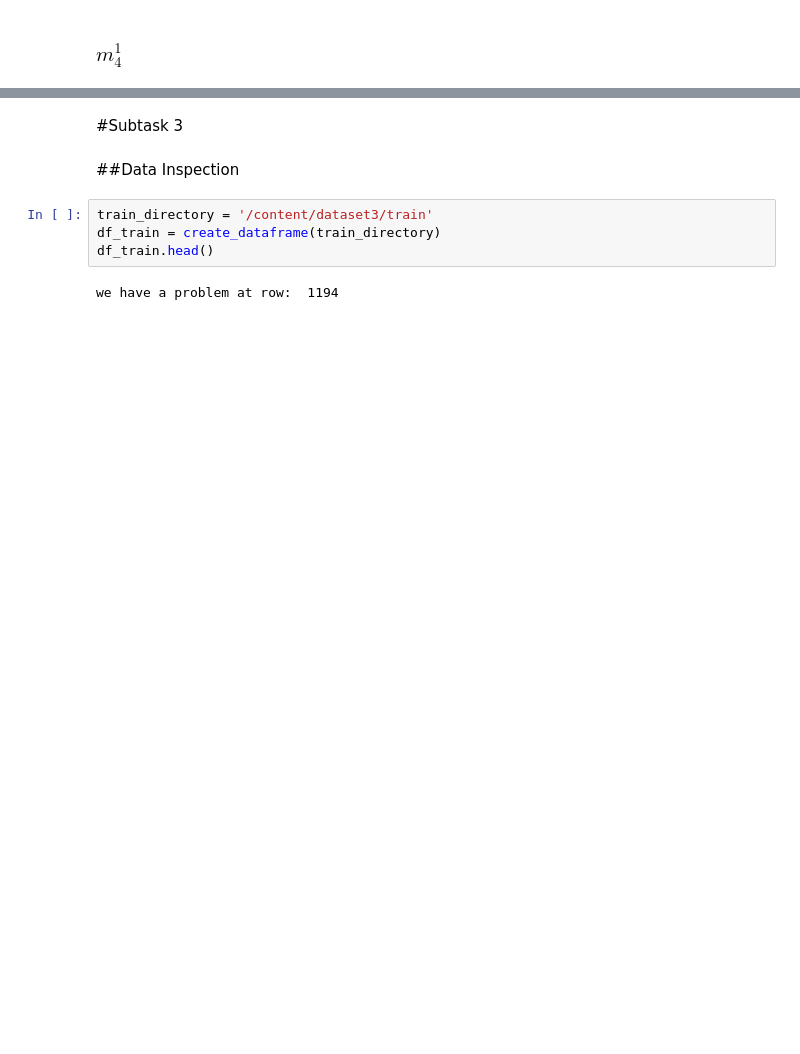
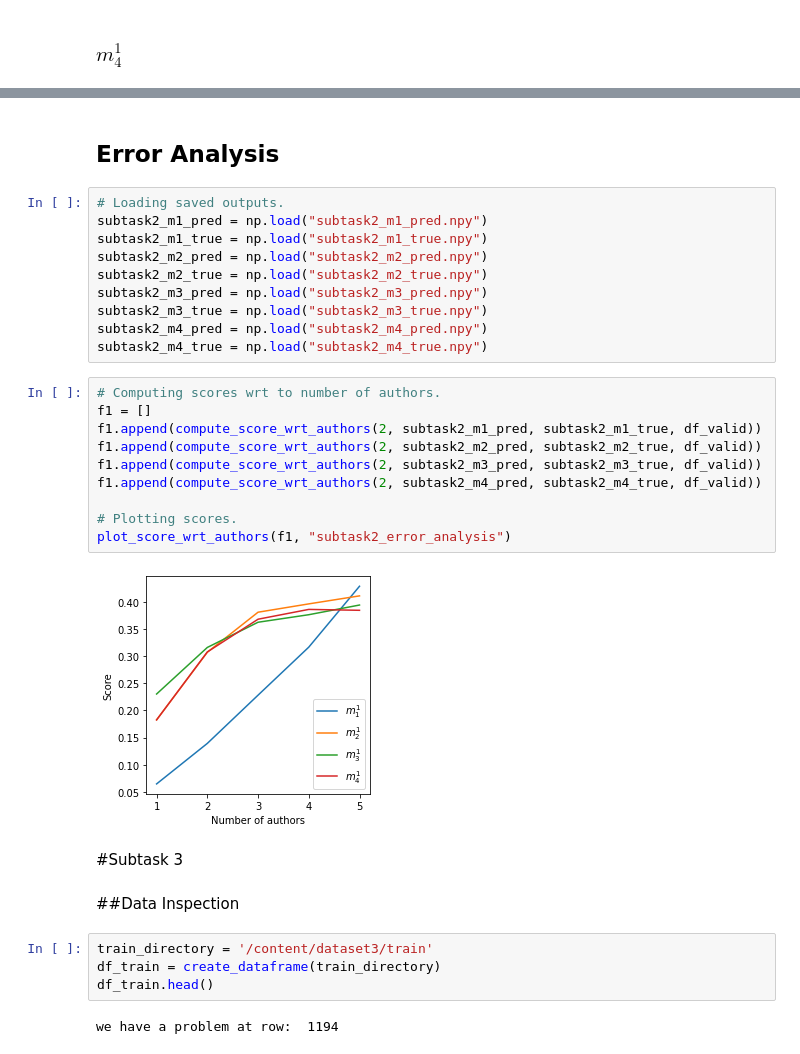
Before and after one commit to IldebrandoSimeoni/NLP-UniBo, a Jupyter notebook: Project/1st_approach/NLP_project_1st_approach.ipynb, the cells around one changed output, grey strips where cells are left out. Drawn from its saved outputs; the diff is of its cells as text; blank space fills up the shorter version.

Commit message:
project 1st approach: training on task 2 and error analysis

```diff
--- a/Project/1st_approach/NLP_project_1st_approach.ipynb
+++ b/Project/1st_approach/NLP_project_1st_approach.ipynb
@@ -1117,3 +1478,27 @@ print(classification_report(valid_labels, y_pred_m44))
+# %% [markdown]
+## Error Analysis
+# %%
+# Loading saved outputs.
+subtask2_m1_pred = np.load("subtask2_m1_pred.npy")
+subtask2_m1_true = np.load("subtask2_m1_true.npy")
+subtask2_m2_pred = np.load("subtask2_m2_pred.npy")
+subtask2_m2_true = np.load("subtask2_m2_true.npy")
+subtask2_m3_pred = np.load("subtask2_m3_pred.npy")
+subtask2_m3_true = np.load("subtask2_m3_true.npy")
+subtask2_m4_pred = np.load("subtask2_m4_pred.npy")
+subtask2_m4_true = np.load("subtask2_m4_true.npy")
+# %%
+# Computing scores wrt to number of authors.
+f1 = []
+f1.append(compute_score_wrt_authors(2, subtask2_m1_pred, subtask2_m1_true, df_valid))
+f1.append(compute_score_wrt_authors(2, subtask2_m2_pred, subtask2_m2_true, df_valid))
+f1.append(compute_score_wrt_authors(2, subtask2_m3_pred, subtask2_m3_true, df_valid))
+f1.append(compute_score_wrt_authors(2, subtask2_m4_pred, subtask2_m4_true, df_valid))
+
+# Plotting scores.
+plot_score_wrt_authors(f1, "subtask2_error_analysis")
+# %% [output]
+[figure, added]
 # %% [markdown]
 #Subtask 3
 # %% [markdown]
```
Also changed, not shown: parts of 36 cells of this notebook, 10 other files.
